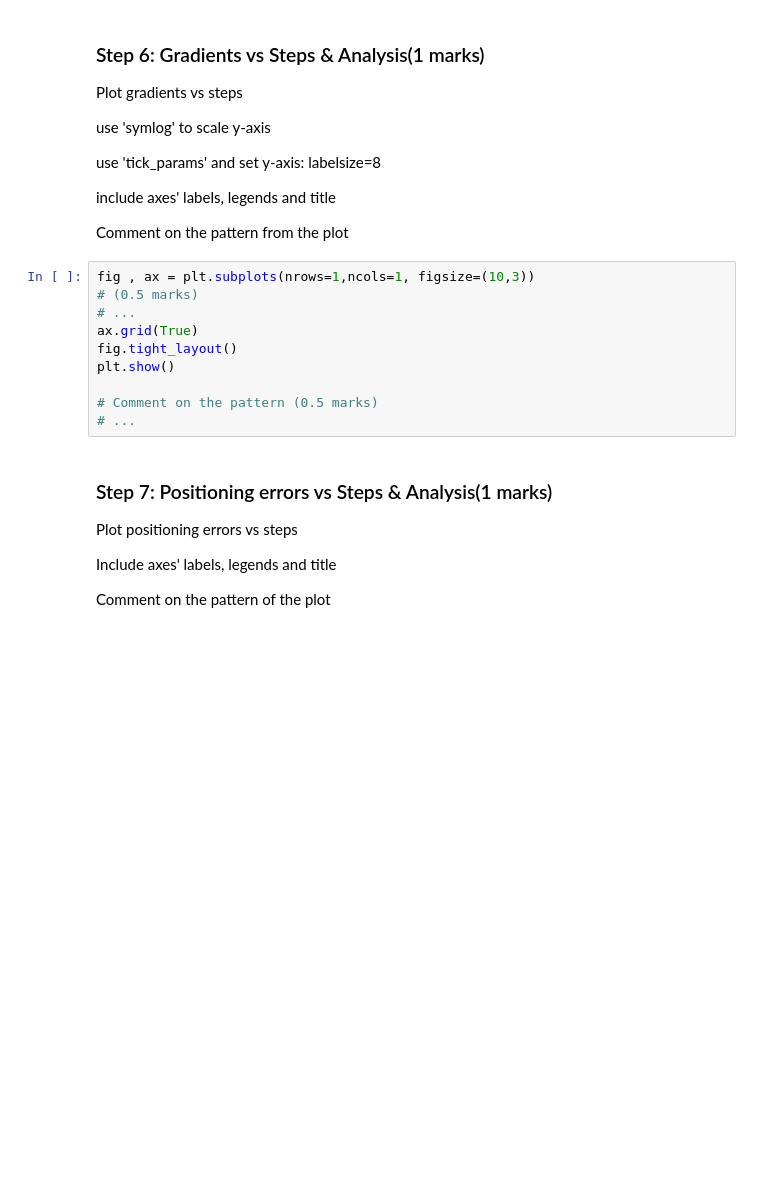
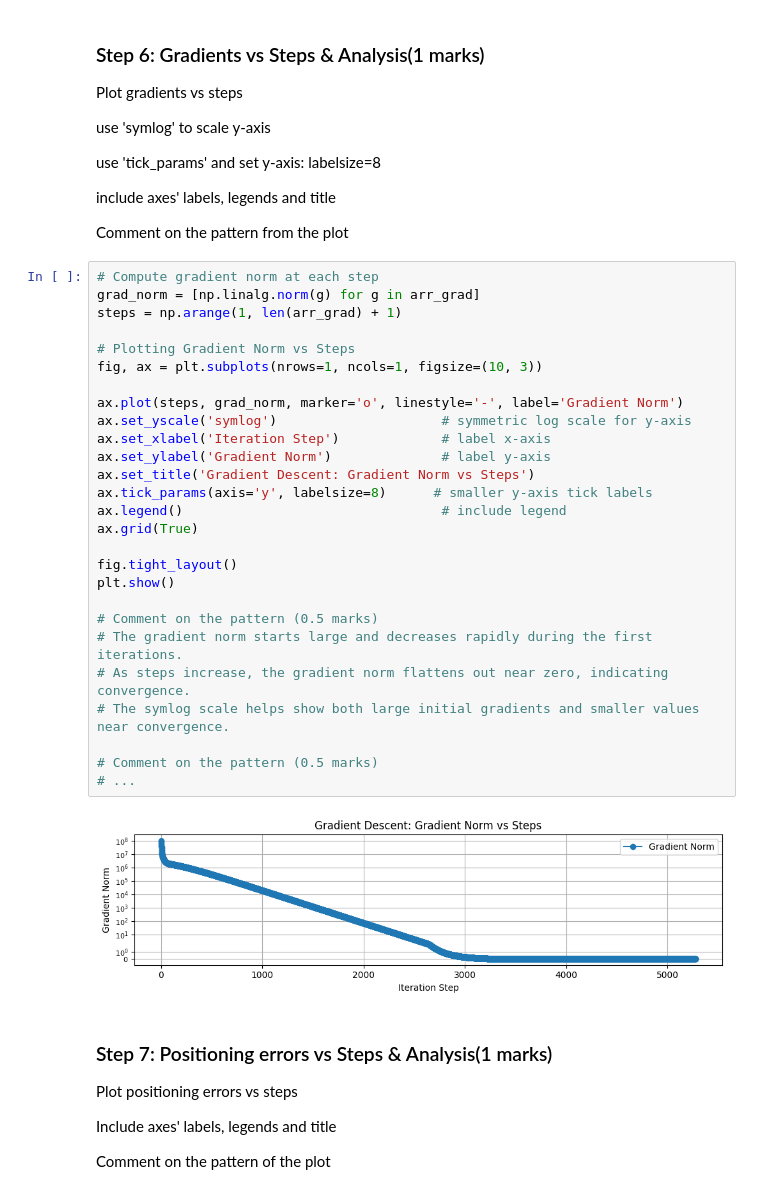
Before and after one commit to Hayden-Taylor91/ENGG680_2025_Fall_Assignment2, a Jupyter notebook: Assignment2_Upload.ipynb, the cells around one changed output. Cells and saved outputs as stored; diff of their text form; blank space fills up the shorter version.

```diff
--- a/Assignment2_Upload.ipynb
+++ b/Assignment2_Upload.ipynb
@@ -467,16 +692,35 @@ use 'tick_params' and set y-axis: labelsize=8
 include axes' labels, legends and title
 
 Comment on the pattern from the plot
-# %%
-fig , ax = plt.subplots(nrows=1,ncols=1, figsize=(10,3))
-# (0.5 marks)
-# ...
-ax.grid(True)
-fig.tight_layout()
-plt.show()
-
-# Comment on the pattern (0.5 marks)
-# ...
+# %%
+# Compute gradient norm at each step
+grad_norm = [np.linalg.norm(g) for g in arr_grad]
+steps = np.arange(1, len(arr_grad) + 1)
+
+# Plotting Gradient Norm vs Steps
+fig, ax = plt.subplots(nrows=1, ncols=1, figsize=(10, 3))
+
+ax.plot(steps, grad_norm, marker='o', linestyle='-', label='Gradient Norm')
+ax.set_yscale('symlog')                     # symmetric log scale for y-axis
+ax.set_xlabel('Iteration Step')             # label x-axis
+ax.set_ylabel('Gradient Norm')              # label y-axis
+ax.set_title('Gradient Descent: Gradient Norm vs Steps')
+ax.tick_params(axis='y', labelsize=8)      # smaller y-axis tick labels
+ax.legend()                                 # include legend
+ax.grid(True)
+
+fig.tight_layout()
+plt.show()
+
+# Comment on the pattern (0.5 marks)
+# The gradient norm starts large and decreases rapidly during the first iterations.
+# As steps increase, the gradient norm flattens out near zero, indicating convergence.
+# The symlog scale helps show both large initial gradients and smaller values near convergence.
+
+# Comment on the pattern (0.5 marks)
+# ...
+# %% [output]
+[figure, added]
 # %% [markdown]
 ### Step 7: Positioning errors vs Steps & Analysis(1 marks)
 Plot positioning errors vs steps
```
Also changed, not shown: parts of 42 cells of this notebook.
